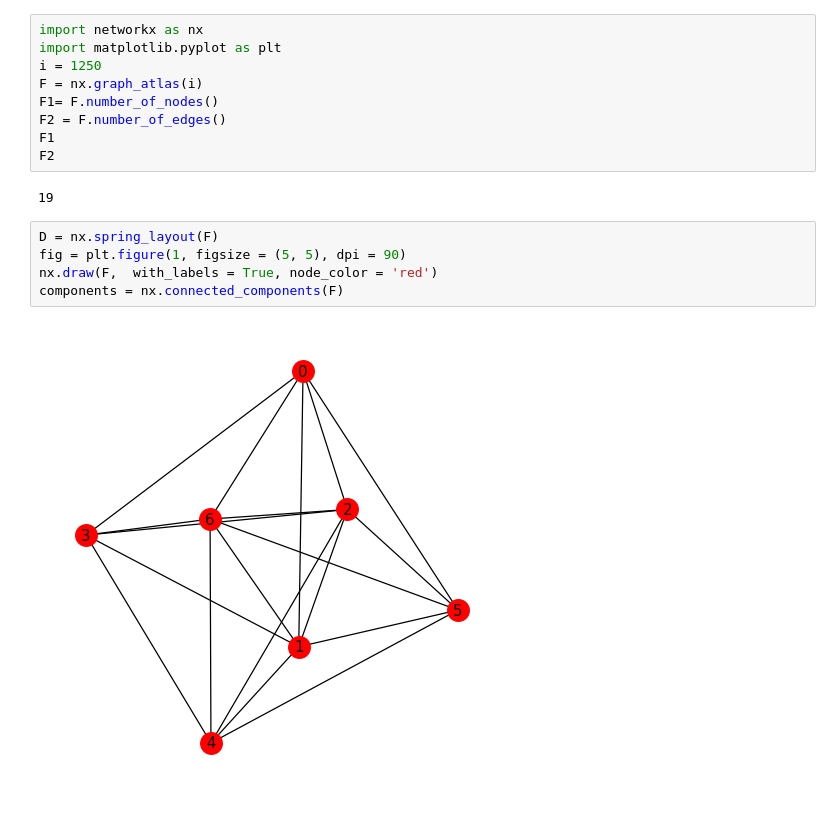
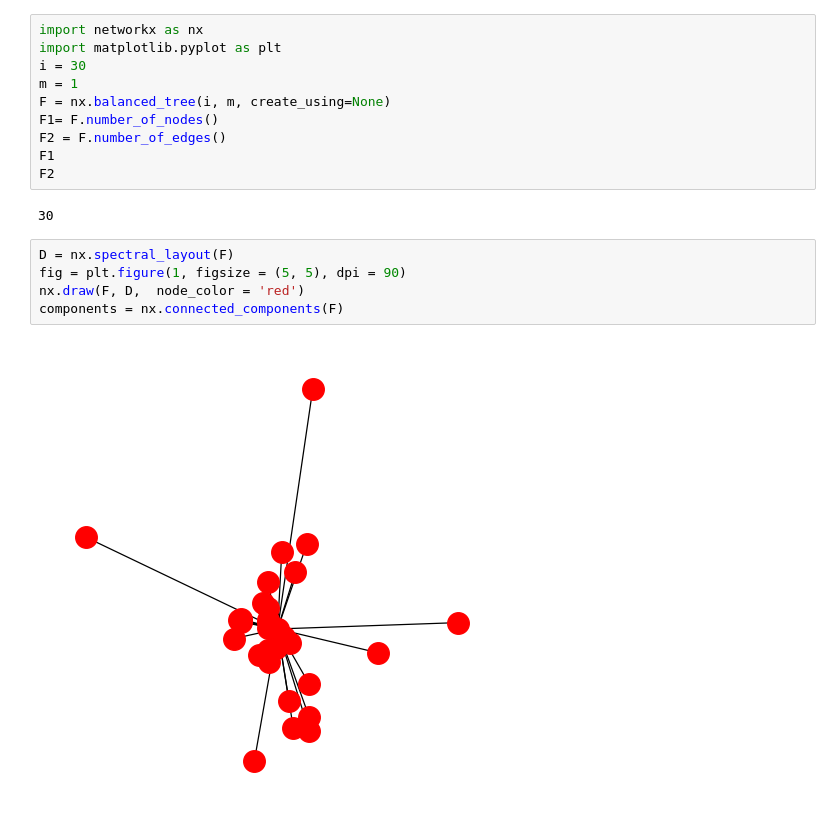
Before and after one commit to michelmalki/MichelMalki, a Jupyter notebook: Graphs.ipynb, the cells around one changed output. Drawn from its saved outputs; the diff is of its cells as text.

```diff
--- a/Graphs.ipynb
+++ b/Graphs.ipynb
@@ -3,21 +3,22 @@
 # %%
 import networkx as nx
 import matplotlib.pyplot as plt
-i = 1250
-F = nx.graph_atlas(i)
+i = 30
+m = 1
+F = nx.balanced_tree(i, m, create_using=None)
 F1= F.number_of_nodes()
 F2 = F.number_of_edges()
 F1
 F2
 # %% [output]
-19
+30
 # %%
-D = nx.spring_layout(F)
+D = nx.spectral_layout(F)
 fig = plt.figure(1, figsize = (5, 5), dpi = 90)
-nx.draw(F,  with_labels = True, node_color = 'red')
+nx.draw(F, D,  node_color = 'red')
 components = nx.connected_components(F)
 # %% [output]
-[figure, old version]
+[figure, new version]
 # %%
 from random import choice
 
```
Also changed, not shown: parts of 4 cells of this notebook.
